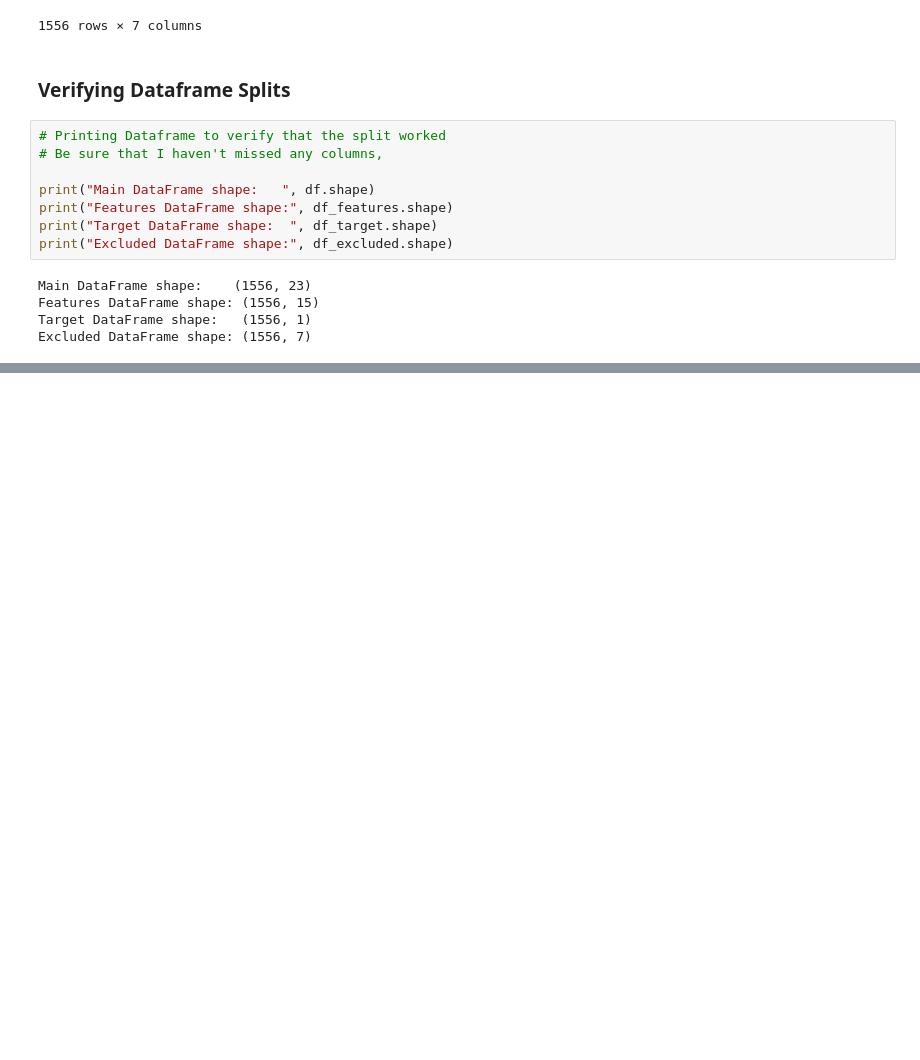
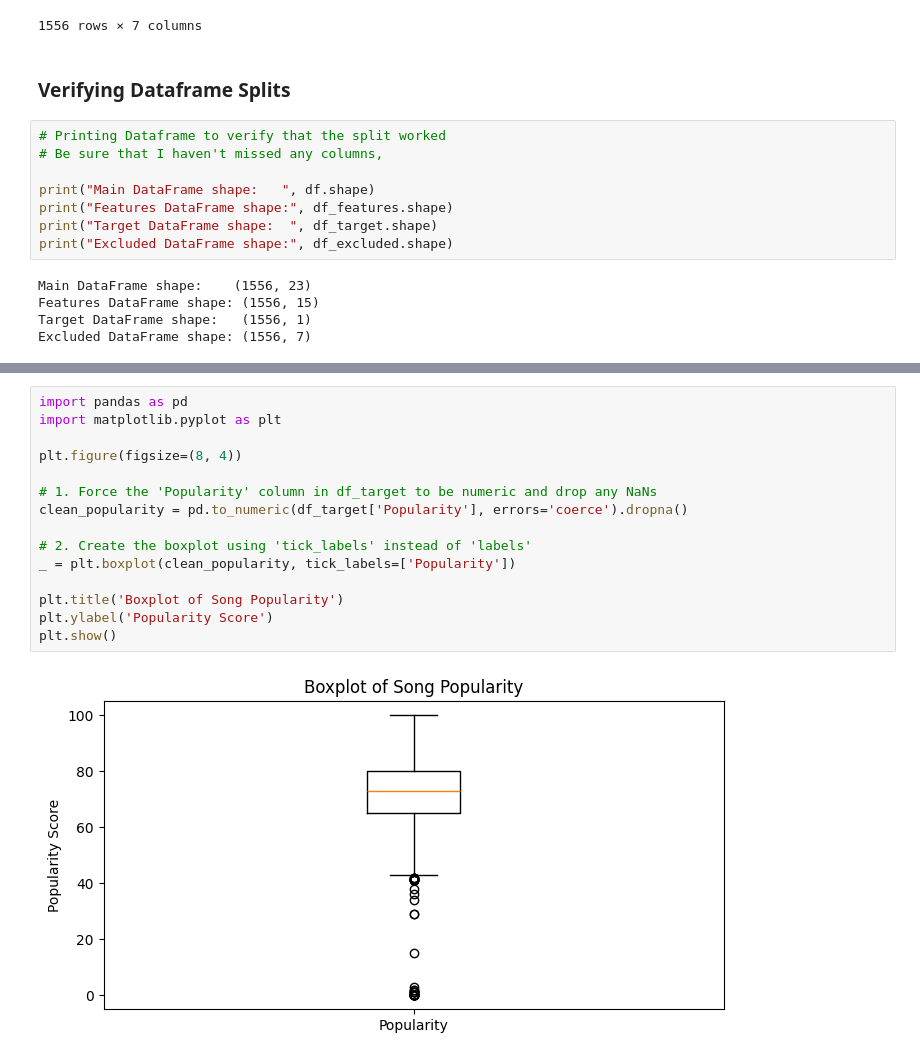
Before and after one commit to ikoghoddds-bit/Data-Science-Portfolio-C21, a Jupyter notebook: Projects/Project-4/Spotify_Pass_1.ipynb, the cells around one changed output, grey strips where cells are left out. Cells and saved outputs as stored; diff of their text form; blank space fills up the shorter version.

```diff
--- a/Projects/Project-4/Spotify_Pass_1.ipynb
+++ b/Projects/Project-4/Spotify_Pass_1.ipynb
@@ -575,0 +610,17 @@ Excluded DataFrame shape: (1556, 7)
+# %%
+import pandas as pd
+import matplotlib.pyplot as plt
+
+plt.figure(figsize=(8, 4))
+
+# 1. Force the 'Popularity' column in df_target to be numeric and drop any NaNs
+clean_popularity = pd.to_numeric(df_target['Popularity'], errors='coerce').dropna()
+
+# 2. Create the boxplot using 'tick_labels' instead of 'labels'
+_ = plt.boxplot(clean_popularity, tick_labels=['Popularity'])
+
+plt.title('Boxplot of Song Popularity')
+plt.ylabel('Popularity Score')
+plt.show()
+# %% [output]
+[figure, added]
```
Also changed, not shown: parts of 22 cells of this notebook.
